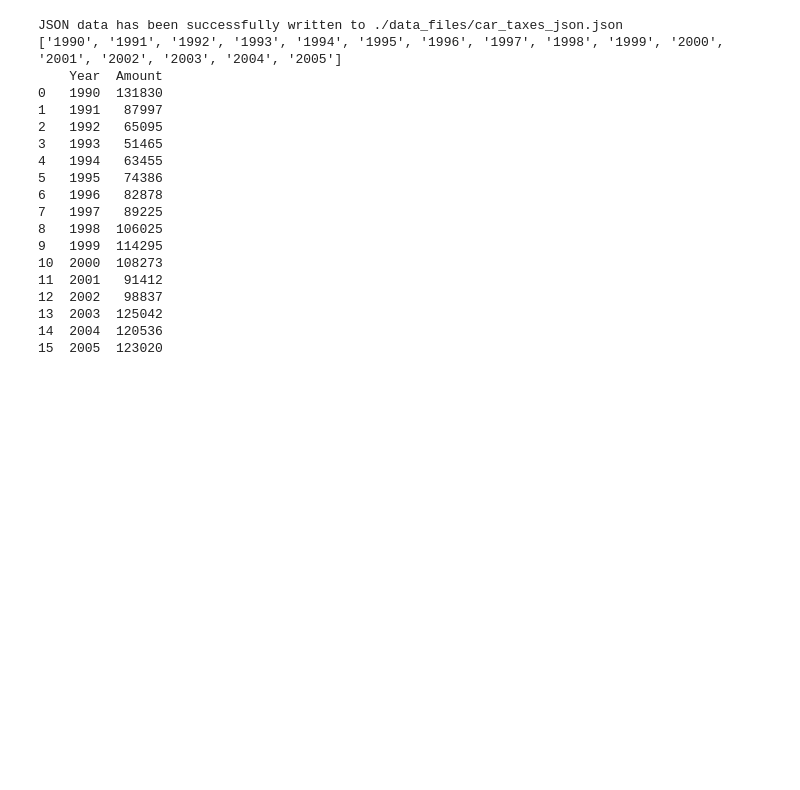
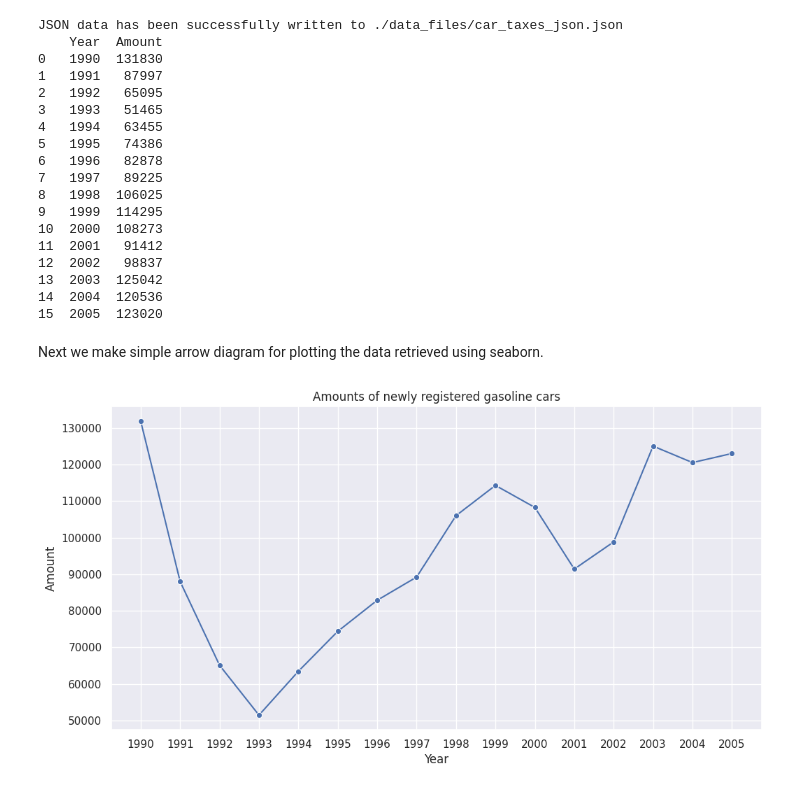
Before and after one commit to HY-Data-Science-ML-Predictions/Electric-cars-taxation, a Jupyter notebook: e_cars_notebook.ipynb, the cells around one changed output. Drawn from its saved outputs; the diff is of its cells as text; code cells hidden in the pictures; blank space fills up the shorter version.

Commit message:
Created simple arrow diagram of gasoline cars in range 90-05

```diff
--- a/e_cars_notebook.ipynb
+++ b/e_cars_notebook.ipynb
@@ -56,15 +64,14 @@ if cars_newly_registered_90_05:
     json_to_text(cars_newly_registered_90_05, dest)
     # read json retrieved from sf to text file to analyze the data to make dataframe efficiently
 
-    cols = list(cars_newly_registered_90_05['dimension']['Vuosi']['category']['label'].values())
-    values = cars_newly_registered_90_05['value']
+    years = list(cars_newly_registered_90_05['dimension']['Vuosi']['category']['label'].values())
+    amounts = cars_newly_registered_90_05['value']
 
-    df = pd.DataFrame({'Year': cols,
-                       'Amount': values})
+    df = pd.DataFrame({'Year': years,
+                       'Amount': amounts})
     print(df)
 # %% [output]
 JSON data has been successfully written to ./data_files/car_taxes_json.json
-['1990', '1991', '1992', '1993', '1994', '1995', '1996', '1997', '1998', '1999', '2000', '2001', '2002', '2003', '2004', '2005']
     Year  Amount
 0   1990  131830
 1   1991   87997
@@ -82,3 +89,21 @@ JSON data has been successfully written to ./data_files/car_taxes_json.json
 13  2003  125042
 14  2004  120536
 15  2005  123020
+# %% [markdown]
+Next we make simple arrow diagram for plotting the data retrieved using seaborn.
+# %%
+import seaborn as sns
+import matplotlib.pyplot as plt
+
+sns.set_theme(style="darkgrid")
+plt.figure(figsize=(12, 6))
+
+sns.lineplot(x='Year', y='Amount', data=df, marker='o')
+
+plt.xlabel('Year')
+plt.ylabel('Amount')
+plt.title('Amounts of newly registered gasoline cars')
+
+plt.show()
+# %% [output]
+[figure, added]
```
Also changed, not shown: parts of 1 cell of this notebook, 1 other file.
